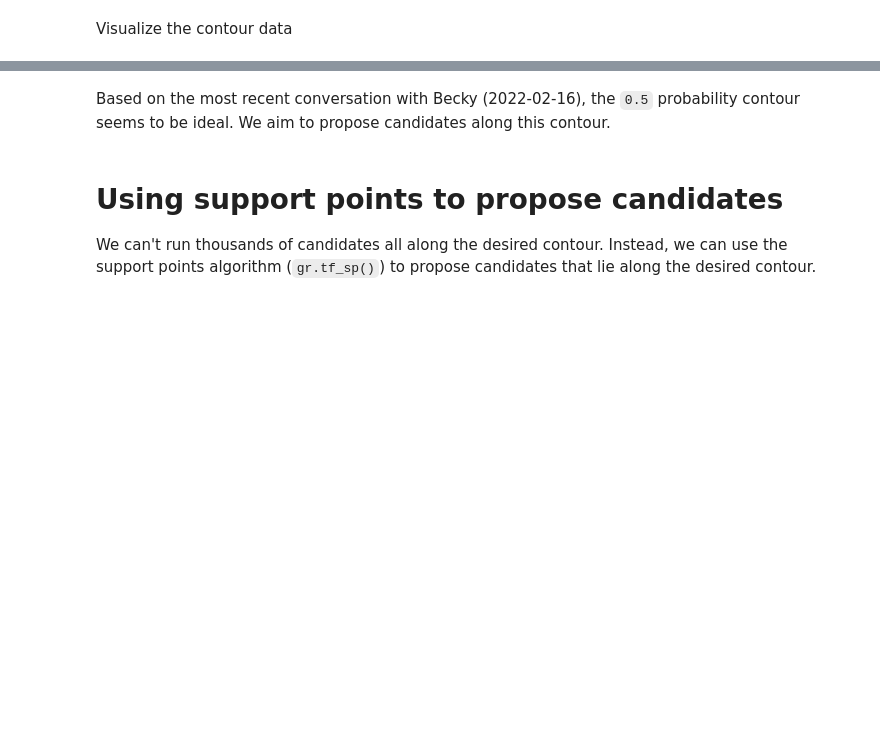
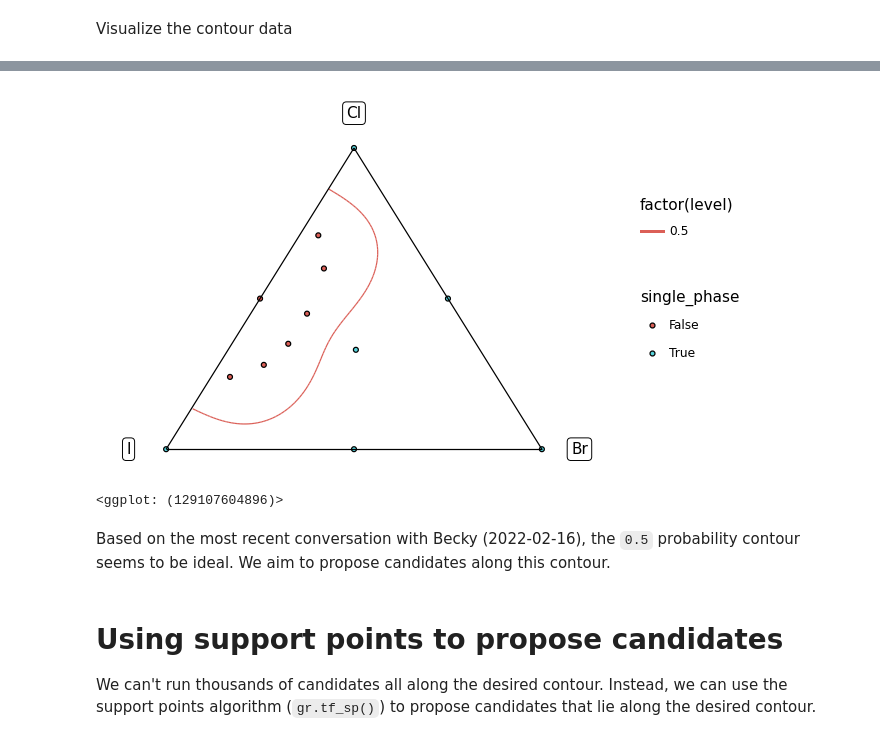
Before and after one commit to kaybr24/perovskite-solar, a Jupyter notebook: Triple Halide Contour Map.ipynb, the cells around one changed output, grey strips where cells are left out. Saved outputs shown, nothing was run; the diff lists cells and outputs as text; code cells hidden in the pictures; blank space fills up the shorter version.

```diff
--- a/Triple Halide Contour Map.ipynb
+++ b/Triple Halide Contour Map.ipynb
@@ -457,6 +396,12 @@ Visualize the contour data
     >> gr.ggplot(gr.aes("x", "y"))
     #plot contours
     + gr.geom_segment(gr.aes(xend="x_end", yend="y_end", group="level", color="factor(level)"))
+
+    #plot points
+    + pt.geom_point(
+        data=df_thp,
+        mapping=pt.aes(fill="single_phase")
+    )
     # Create triangle background
     + pt.geom_segment(
         data=df_tri_bounds,
@@ -473,3 +418,4 @@ Visualize the contour data
         plot_background=pt.element_rect(fill="white")
     )
 )
+# %% [output]
@@ -476,3 +423,5 @@ Visualize the contour data
+[figure, added]
+<ggplot: (129107604896)>
 # %% [markdown]
 Based on the most recent conversation with Becky (2022-02-16), the `0.5` probability contour seems to be ideal. We aim to propose candidates along this contour.
 # %% [markdown]
```
Also changed, not shown: parts of 12 cells of this notebook, 1 other file.
